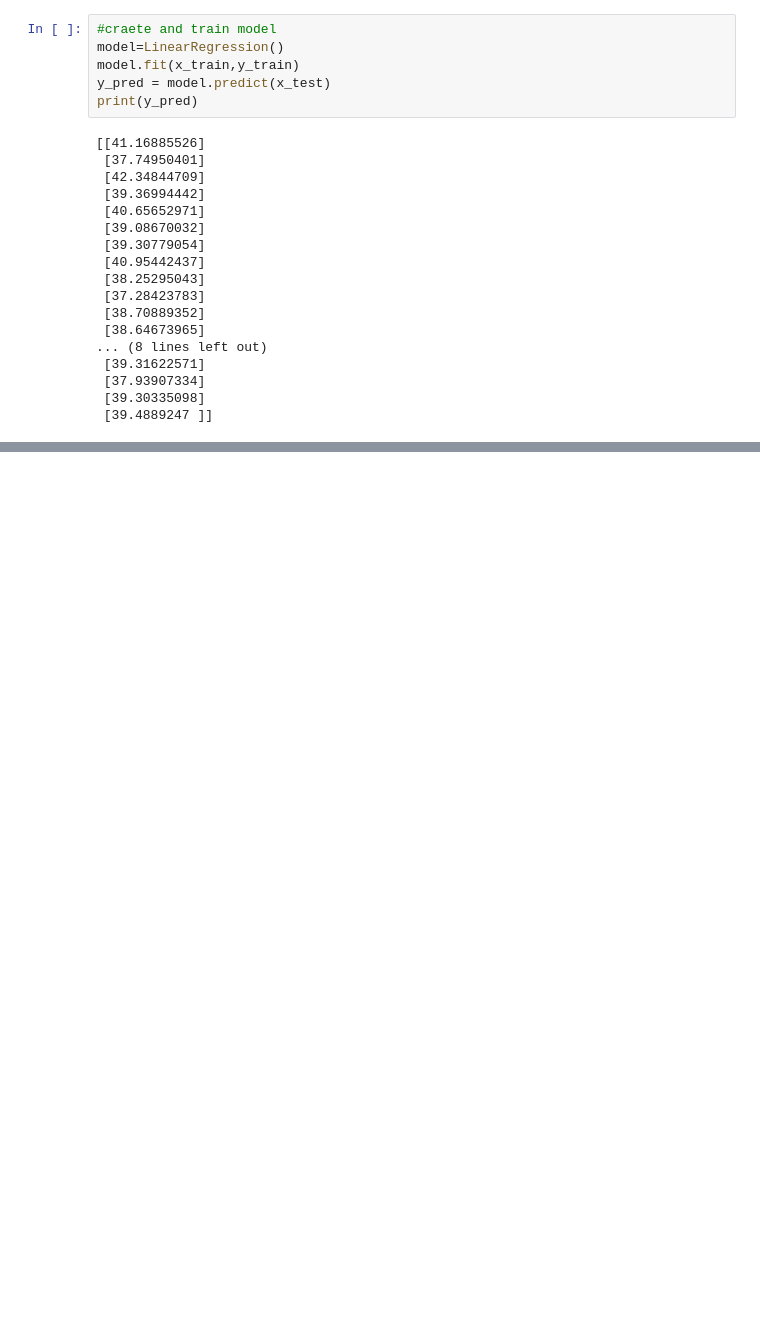
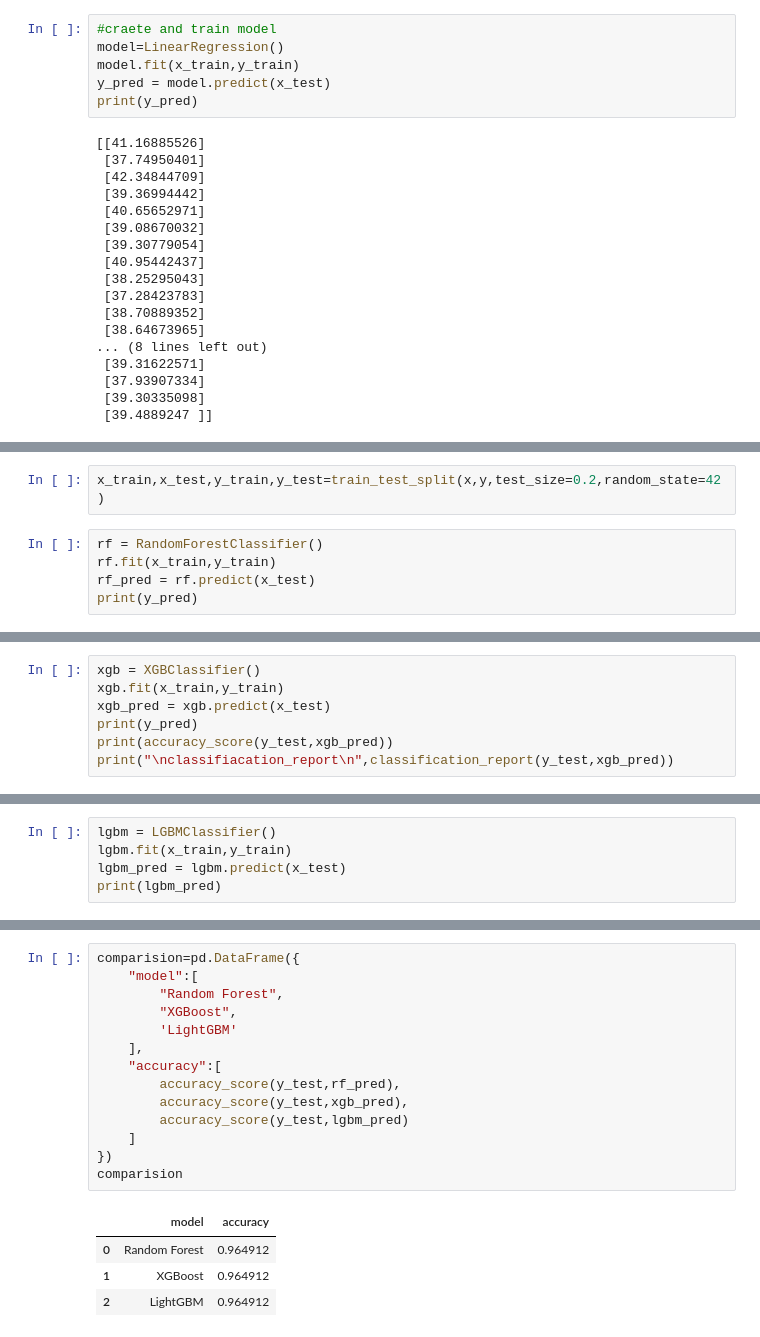
Before and after one commit to Shivalingappagouda/Placement-Training, a Jupyter notebook: Placement_training2026.ipynb, the cells around one changed output, grey strips where cells are left out. Drawn from its saved outputs; the diff is of its cells as text; blank space fills up the shorter version.

```diff
--- a/Placement_training2026.ipynb
+++ b/Placement_training2026.ipynb
@@ -111,0 +136,7 @@ from sklearn.datasets import load_breast_cancer
+# %%
+x_train,x_test,y_train,y_test=train_test_split(x,y,test_size=0.2,random_state=42)
+# %%
+rf = RandomForestClassifier()
+rf.fit(x_train,y_train)
+rf_pred = rf.predict(x_test)
+print(y_pred)
@@ -111,0 +177,7 @@ from sklearn.datasets import load_breast_cancer
+# %%
+xgb = XGBClassifier()
+xgb.fit(x_train,y_train)
+xgb_pred = xgb.predict(x_test)
+print(y_pred)
+print(accuracy_score(y_test,xgb_pred))
+print("\nclassifiacation_report\n",classification_report(y_test,xgb_pred))
@@ -111,0 +202,5 @@ from sklearn.datasets import load_breast_cancer
+# %%
+lgbm = LGBMClassifier()
+lgbm.fit(x_train,y_train)
+lgbm_pred = lgbm.predict(x_test)
+print(lgbm_pred)
@@ -111,0 +225,19 @@ from sklearn.datasets import load_breast_cancer
+# %%
+comparision=pd.DataFrame({
+    "model":[
+        "Random Forest",
+        "XGBoost",
+        'LightGBM'
+    ],
+    "accuracy":[
+        accuracy_score(y_test,rf_pred),
+        accuracy_score(y_test,xgb_pred),
+        accuracy_score(y_test,lgbm_pred)
+    ]
+})
+comparision
+# %% [output]
+|  | model | accuracy |
+| 0 | Random Forest | 0.964912 |
+| 1 | XGBoost | 0.964912 |
+| 2 | LightGBM | 0.964912 |
```
Also changed, not shown: parts of 8 cells of this notebook.
